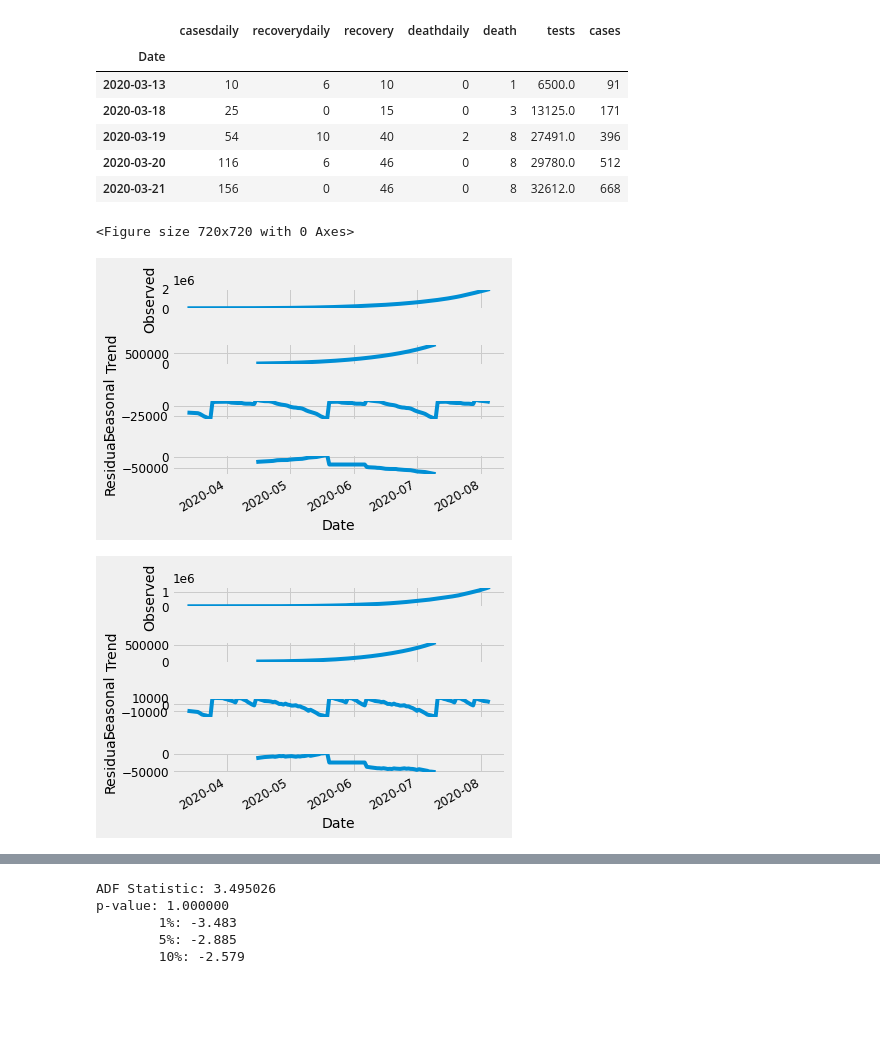
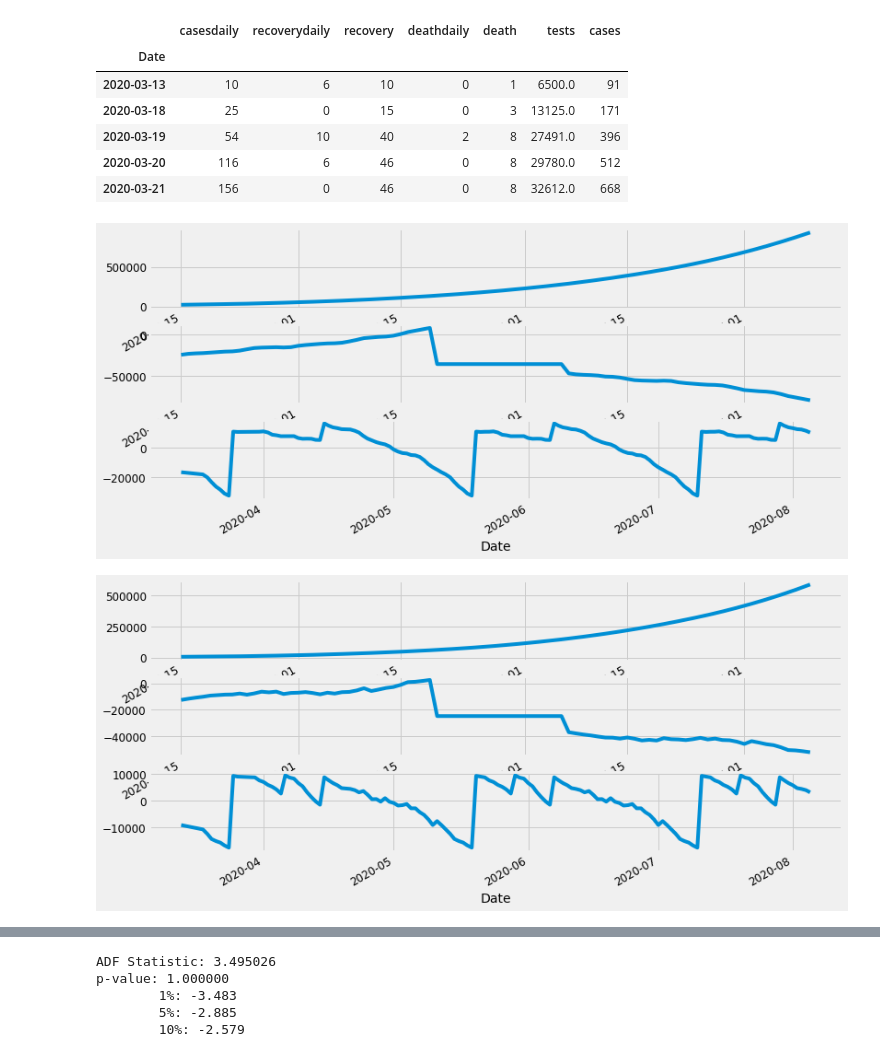
Before and after one commit to acchu99/covid-19-data-mining, a Jupyter notebook: COVID_19_Data_Mining.ipynb, the cells around one changed output, grey strips where cells are left out. Drawn from its saved outputs; the diff is of its cells as text; code cells hidden in the pictures; blank space fills up the shorter version.

```diff
--- a/COVID_19_Data_Mining.ipynb
+++ b/COVID_19_Data_Mining.ipynb
@@ -238,18 +217,22 @@ indiacovidfinal.head()
 | 2020-03-20 | 116 | 6 | 46 | 0 | 8 | 29780.0 | 512 |
 | 2020-03-21 | 156 | 0 | 46 | 0 | 8 | 32612.0 | 668 |
 # %%
-plt.figure(figsize=(10,10))
 toplot=indiacovidfinal['cases']
 result = seasonal_decompose(toplot, model='additive',freq=52)
-result.plot()
+fig, (ax1,ax2,ax3) = plt.subplots(3,1, figsize=(12,6))
+result.trend.plot(ax=ax1)
+result.resid.plot(ax=ax2)
+result.seasonal.plot(ax=ax3)
 plt.show()
 # %% [output]
-<Figure size 720x720 with 0 Axes>
-[figure, old version]
+[figure, new version]
 # %%
 toplot=indiacovidfinal['recovery']
 result = seasonal_decompose(toplot, model='additive',freq=52)
-result.plot()
+fig, (ax1,ax2,ax3) = plt.subplots(3,1, figsize=(12,6))
+result.trend.plot(ax=ax1)
+result.resid.plot(ax=ax2)
+result.seasonal.plot(ax=ax3)
 plt.show()
 # %% [output]
-[figure, old version]
+[figure, new version]
```
Also changed, not shown: parts of 28 cells of this notebook.
